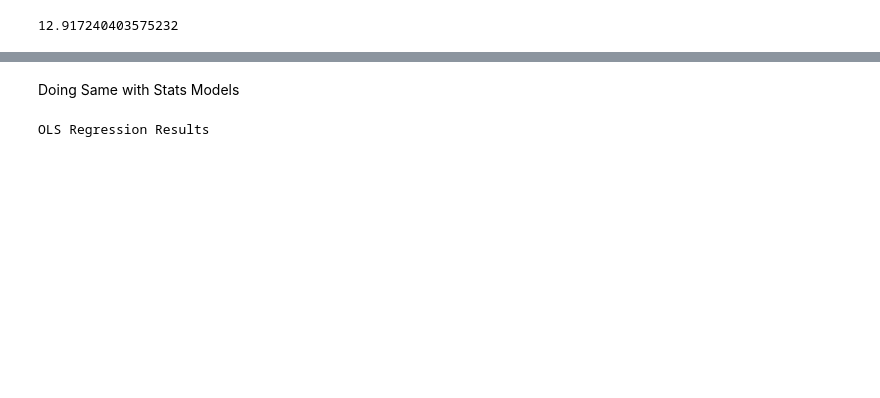
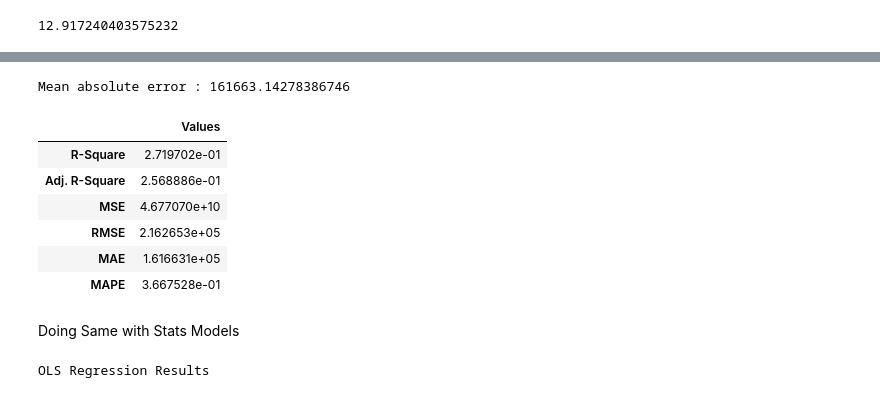
Before and after one commit to Rahul2661998/Cardekho-mini-project-, a Jupyter notebook: Self_Project_Linear_Regression_(Car_Dekho).ipynb, the cells around one changed output, grey strips where cells are left out. Drawn from its saved outputs; the diff is of its cells as text; code cells hidden in the pictures; blank space fills up the shorter version.

```diff
--- a/Self_Project_Linear_Regression_(Car_Dekho).ipynb
+++ b/Self_Project_Linear_Regression_(Car_Dekho).ipynb
@@ -291,0 +312,3 @@ reg.intercept_
+# %%
+MSE=mean_squared_error(np.exp(y_test), np.exp(yhat))
+RMSE=math.sqrt(mean_squared_error(np.exp(y_test), np.exp(yhat)))
@@ -292,3 +318,29 @@ reg.intercept_
+# %%
+# Mean Absolute Error
+sum = 0
+n=len(y_test)
+# for loop for iteration
+for ele in range(n):
+    sum += abs(np.exp(y_test[ele]) - np.exp(yhat[ele]))
+
+MAE = sum/n
+
+# display
+print("Mean absolute error : " + str(MAE))
+MAPE=mean_absolute_percentage_error(np.exp(y_test),np.exp(yhat))
+r2 = r2_score(np.exp(y_test), np.exp(yhat))
+ar2=1-(1-r2_score(np.exp(y_test), np.exp(yhat)))*((x_test.shape[0]-1)/(x_test.shape[0]-x_test.shape[1]-1))
+error_metric=pd.DataFrame({'Values':[r2,ar2,MSE,RMSE,MAE,MAPE]},index=['R-Square','Adj. R-Square','MSE','RMSE','MAE','MAPE'])
+error_metric
+# %% [output]
+Mean absolute error : 161663.14278386746
+|  | Values |
+| R-Square | 2.719702e-01 |
+| Adj. R-Square | 2.568886e-01 |
+| MSE | 4.677070e+10 |
+| RMSE | 2.162653e+05 |
+| MAE | 1.616631e+05 |
+| MAPE | 3.667528e-01 |
 # %% [markdown]
 Doing Same with Stats Models
 # %%
```
Also changed, not shown: parts of 17 cells of this notebook.
